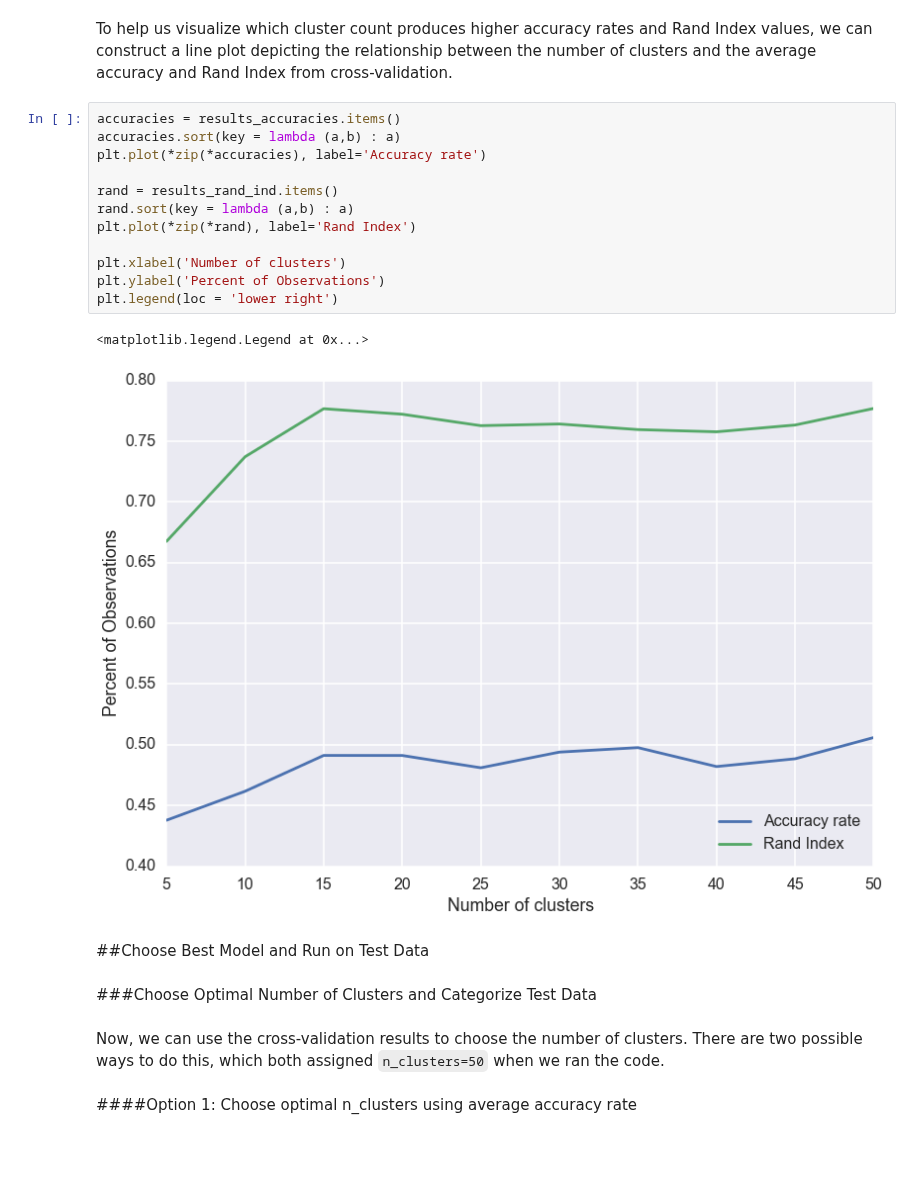
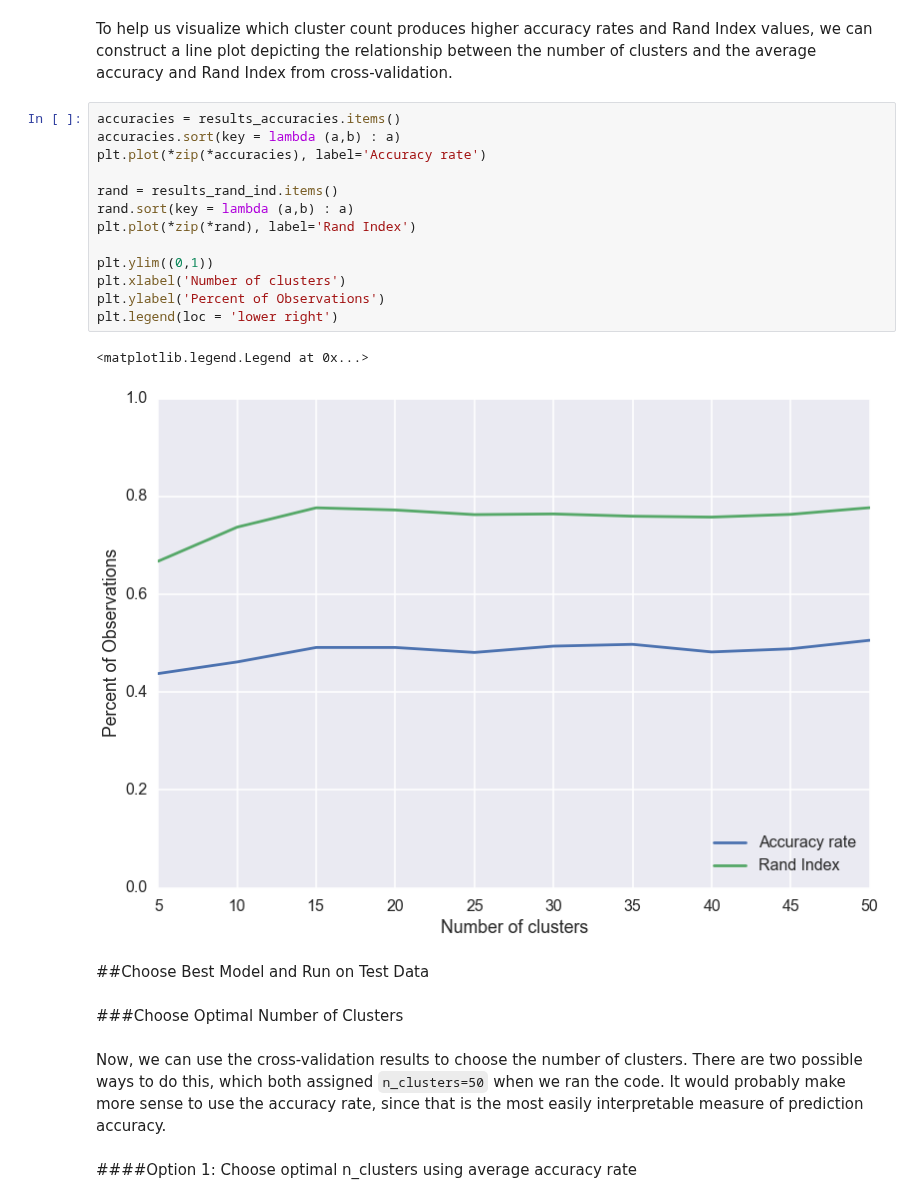
Before and after one commit to yunhanxu/cs109-project, a Jupyter notebook: NMF.ipynb, the cells around one changed output. Drawn from its saved outputs; the diff is of its cells as text; blank space fills up the shorter version.

```diff
--- a/NMF.ipynb
+++ b/NMF.ipynb
@@ -350,24 +357,25 @@ To help us visualize which cluster count produces higher accuracy rates and Rand
 # %%
 accuracies = results_accuracies.items()
 accuracies.sort(key = lambda (a,b) : a)
 plt.plot(*zip(*accuracies), label='Accuracy rate')
 
 rand = results_rand_ind.items()
 rand.sort(key = lambda (a,b) : a)
 plt.plot(*zip(*rand), label='Rand Index')
 
+plt.ylim((0,1))
 plt.xlabel('Number of clusters')
 plt.ylabel('Percent of Observations')
 plt.legend(loc = 'lower right')
 # %% [output]
 <matplotlib.legend.Legend at 0x...>
-[figure, old version]
+[figure, new version]
 # %% [markdown]
 ##Choose Best Model and Run on Test Data
 # %% [markdown]
-###Choose Optimal Number of Clusters and Categorize Test Data
+###Choose Optimal Number of Clusters
 # %% [markdown]
-Now, we can use the cross-validation results to choose the number of clusters. There are two possible ways to do this, which both assigned `n_clusters=50` when we ran the code.
+Now, we can use the cross-validation results to choose the number of clusters. There are two possible ways to do this, which both assigned `n_clusters=50` when we ran the code. It would probably make more sense to use the accuracy rate, since that is the most easily interpretable measure of prediction accuracy.
 # %% [markdown]
 ####Option 1: Choose optimal n_clusters using average accuracy rate
 # %%
```
Also changed, not shown: parts of 20 cells of this notebook.
